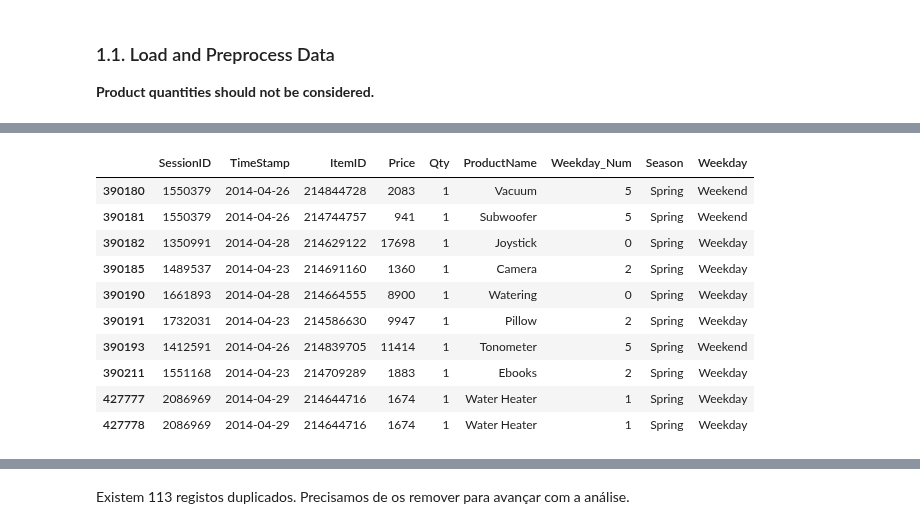
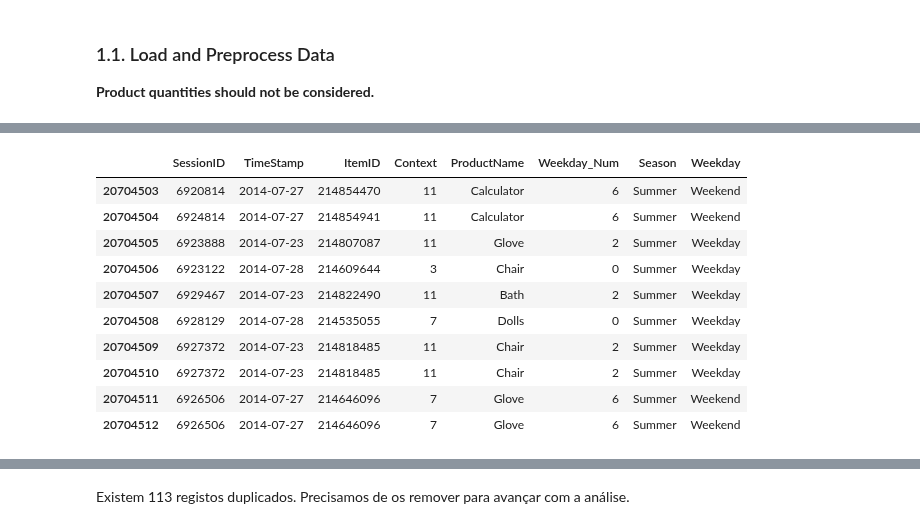
Before and after one commit to flpsantos3/PD_01, a Jupyter notebook: PD_202021_P1.ipynb, the cells around one changed output, grey strips where cells are left out. Cells and saved outputs as stored; diff of their text form; code cells hidden in the pictures.

```diff
--- a/PD_202021_P1.ipynb
+++ b/PD_202021_P1.ipynb
@@ -141,66 +165,103 @@ rows with Price or Qty == 0 have been dropped
 """
 
 products_no_duplicates = products.drop_duplicates().reset_index(drop=True)
+
 buys_upd =pd.merge(buys,products_no_duplicates)
+clicks_upd= pd.merge(clicks,products_no_duplicates)
 
 buys_upd = buys_upd[buys_upd.Price>0]
 buys_upd = buys_upd[buys_upd.Qty>0]
 
-product_name=[]
+#no click_upd ver context=0 (missing value)
+
+product_name_buys=[]
 for cat in buys_upd.Category:
-  product_name.append(cat.split('.')[-1].replace('_',' ').title())
+  product_name_buys.append(cat.split('.')[-1].replace('_',' ').title())
+product_name_clicks=[]
+for cat in clicks_upd.Category:
+  product_name_clicks.append(cat.split('.')[-1].replace('_',' ').title())
+#product_name[:5]
 
-product_name[:5]
-buys_upd['ProductName']=product_name
+buys_upd['ProductName']=product_name_buys
 buys_upd=buys_upd.drop('Category', axis=1)
+clicks_upd['ProductName']=product_name_clicks
+clicks_upd=clicks_upd.drop('Category', axis=1)
 
-dates =[]
-season =[]
+dates_buys =[]
+season_buys =[]
+dates_clicks =[]
+season_clicks =[]
 
 for i in buys_upd["TimeStamp"]:
-  dates.append(i[:10])
+  dates_buys.append(i[:10])
   if i[5:7] == "04" or i[5:7] == "05":
-     season.append("Spring")
+     season_buys.append("Spring")
   elif i[5:7] == "06" or i[5:7] == "07":
-    season.append("Summer")
+    season_buys.append("Summer")
   else:
-    season.append("Other")
+    season_buys.append("Other")
 
-weekday=[]
+for i in clicks_upd["TimeStamp"]:
+  dates_clicks.append(i[:10])
+  if i[5:7] == "04" or i[5:7] == "05":
+     season_clicks.append("Spring")
+  elif i[5:7] == "06" or i[5:7] == "07":
+    season_clicks.append("Summer")
+  else:
+    season_clicks.append("Other")
+
+
+weekday_buys=[]
 buys_upd["TimeStamp"] = pd.to_datetime(buys_upd["TimeStamp"])
 buys_upd["Weekday_Num"]=buys_upd["TimeStamp"].dt.dayofweek
 
 for i in buys_upd["Weekday_Num"]:
   if i < 5:
-    weekday.append("Weekday")
+    weekday_buys.append("Weekday")
   else :
-    weekday.append("Weekend")
+    weekday_buys.append("Weekend")
+
+weekday_clicks=[]
+clicks_upd["TimeStamp"] = pd.to_datetime(clicks_upd["TimeStamp"])
+clicks_upd["Weekday_Num"]=clicks_upd["TimeStamp"].dt.dayofweek
+
+for i in clicks_upd["Weekday_Num"]:
+  if i < 5:
+    weekday_clicks.append("Weekday")
+  else :
+    weekday_clicks.append("Weekend")
 
 
 buys_upd = buys_upd.drop(columns=['TimeStamp'])
-buys_upd.insert(1, "TimeStamp", dates)
-buys_upd["Season"] = season
-buys_upd["Weekday"] = weekday
+buys_upd.insert(1, "TimeStamp", dates_buys)
+buys_upd["Season"] = season_buys
+buys_upd["Weekday"] = weekday_buys
 buys_upd.sort_values(by='TimeStamp')
 buys_upd.tail(10)
 
+clicks_upd = clicks_upd.drop(columns=['TimeStamp'])
+clicks_upd.insert(1, "TimeStamp", dates_clicks)
+clicks_upd["Season"] = season_clicks
+clicks_upd["Weekday"] = weekday_clicks
+clicks_upd.sort_values(by='TimeStamp')
+clicks_upd.tail(10)
 
 #unsure about what this does
 
 #products=products.sort_values(by='ItemID').reset_index(drop=True)
 #products.head()
 # %% [output]
-|  | SessionID | TimeStamp | ItemID | Price | Qty | ProductName | Weekday_Num | Season | Weekday |
-| 390180 | 1550379 | 2014-04-26 | 214844728 | 2083 | 1 | Vacuum | 5 | Spring | Weekend |
-| 390181 | 1550379 | 2014-04-26 | 214744757 | 941 | 1 | Subwoofer | 5 | Spring | Weekend |
-| 390182 | 1350991 | 2014-04-28 | 214629122 | 17698 | 1 | Joystick | 0 | Spring | Weekday |
-| 390185 | 1489537 | 2014-04-23 | 214691160 | 1360 | 1 | Camera | 2 | Spring | Weekday |
-| 390190 | 1661893 | 2014-04-28 | 214664555 | 8900 | 1 | Watering | 0 | Spring | Weekday |
-| 390191 | 1732031 | 2014-04-23 | 214586630 | 9947 | 1 | Pillow | 2 | Spring | Weekday |
-| 390193 | 1412591 | 2014-04-26 | 214839705 | 11414 | 1 | Tonometer | 5 | Spring | Weekend |
-| 390211 | 1551168 | 2014-04-23 | 214709289 | 1883 | 1 | Ebooks | 2 | Spring | Weekday |
-| 427777 | 2086969 | 2014-04-29 | 214644716 | 1674 | 1 | Water Heater | 1 | Spring | Weekday |
-| 427778 | 2086969 | 2014-04-29 | 214644716 | 1674 | 1 | Water Heater | 1 | Spring | Weekday |
+|  | SessionID | TimeStamp | ItemID | Context | ProductName | Weekday_Num | Season | Weekday |
+| 20704503 | 6920814 | 2014-07-27 | 214854470 | 11 | Calculator | 6 | Summer | Weekend |
+| 20704504 | 6924814 | 2014-07-27 | 214854941 | 11 | Calculator | 6 | Summer | Weekend |
+| 20704505 | 6923888 | 2014-07-23 | 214807087 | 11 | Glove | 2 | Summer | Weekday |
+| 20704506 | 6923122 | 2014-07-28 | 214609644 | 3 | Chair | 0 | Summer | Weekday |
+| 20704507 | 6929467 | 2014-07-23 | 214822490 | 11 | Bath | 2 | Summer | Weekday |
+| 20704508 | 6928129 | 2014-07-28 | 214535055 | 7 | Dolls | 0 | Summer | Weekday |
+| 20704509 | 6927372 | 2014-07-23 | 214818485 | 11 | Chair | 2 | Summer | Weekday |
+| 20704510 | 6927372 | 2014-07-23 | 214818485 | 11 | Chair | 2 | Summer | Weekday |
+| 20704511 | 6926506 | 2014-07-27 | 214646096 | 7 | Glove | 6 | Summer | Weekend |
+| 20704512 | 6926506 | 2014-07-27 | 214646096 | 7 | Glove | 6 | Summer | Weekend |
 # %%
 buys_upd=buys_upd.sort_values(by='SessionID').reset_index(drop=True)
 buys_upd.head()
```
Also changed, not shown: parts of 14 cells of this notebook.
